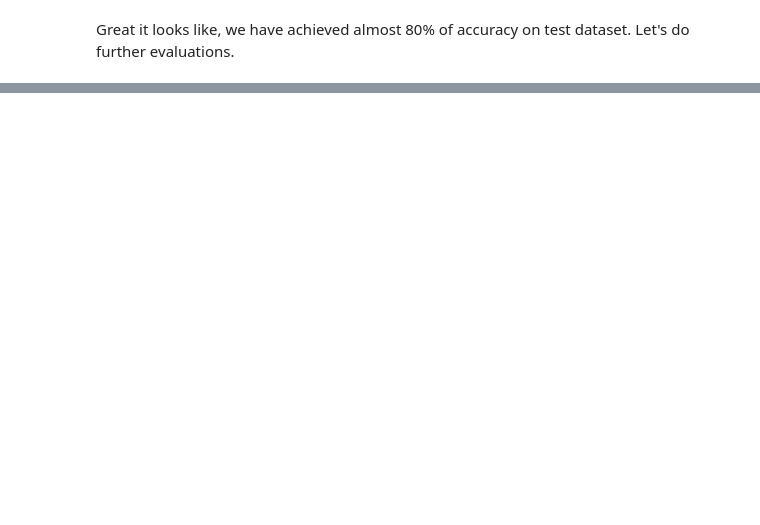
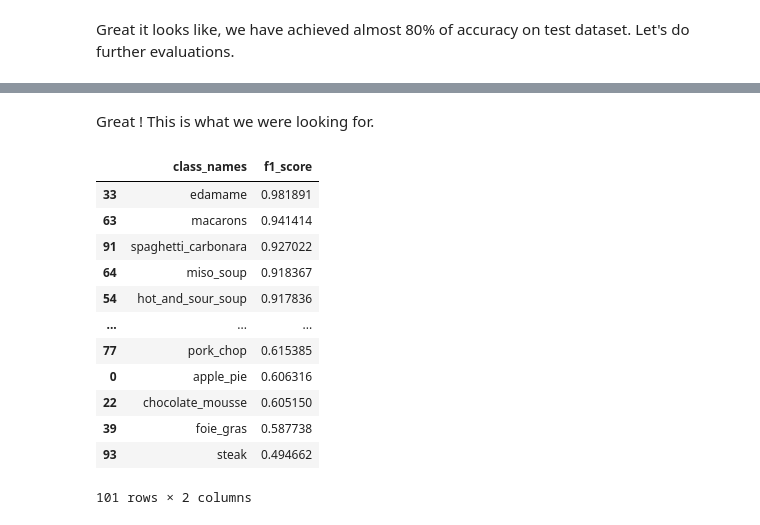
Before and after one commit to SaketMunda/wikifoodia, a Jupyter notebook: food_vision101_with_tensorflow.ipynb, the cells around one changed output, grey strips where cells are left out. Cells and saved outputs as stored; diff of their text form; code cells hidden in the pictures; blank space fills up the shorter version.

```diff
--- a/food_vision101_with_tensorflow.ipynb
+++ b/food_vision101_with_tensorflow.ipynb
@@ -746,0 +785,7 @@ Great it looks like, we have achieved almost 80% of accuracy on test dataset. Le
+# %%
+y_labels = []
+
+for images, labels in test_data.unbatch():
+  y_labels.append(labels.numpy()) # not using argmax() here because labels are not one-hot encoded
+
+y_labels[:10]
@@ -746,0 +879,22 @@ Great it looks like, we have achieved almost 80% of accuracy on test dataset. Le
+# %% [markdown]
+Great ! This is what we were looking for.
+# %%
+import pandas as pd
+
+f1_score_df = pd.DataFrame({'class_names':list(f1_score.keys()),
+                            'f1_score':list(f1_score.values())}).sort_values(by='f1_score', ascending=False)
+f1_score_df
+# %% [output]
+|  | class_names | f1_score |
+| 33 | edamame | 0.981891 |
+| 63 | macarons | 0.941414 |
+| 91 | spaghetti_carbonara | 0.927022 |
+| 64 | miso_soup | 0.918367 |
+| 54 | hot_and_sour_soup | 0.917836 |
+| ... | ... | ... |
+| 77 | pork_chop | 0.615385 |
+| 0 | apple_pie | 0.606316 |
+| 22 | chocolate_mousse | 0.605150 |
+| 39 | foie_gras | 0.587738 |
+| 93 | steak | 0.494662 |
+101 rows × 2 columns
```
Also changed, not shown: parts of 34 cells of this notebook.
